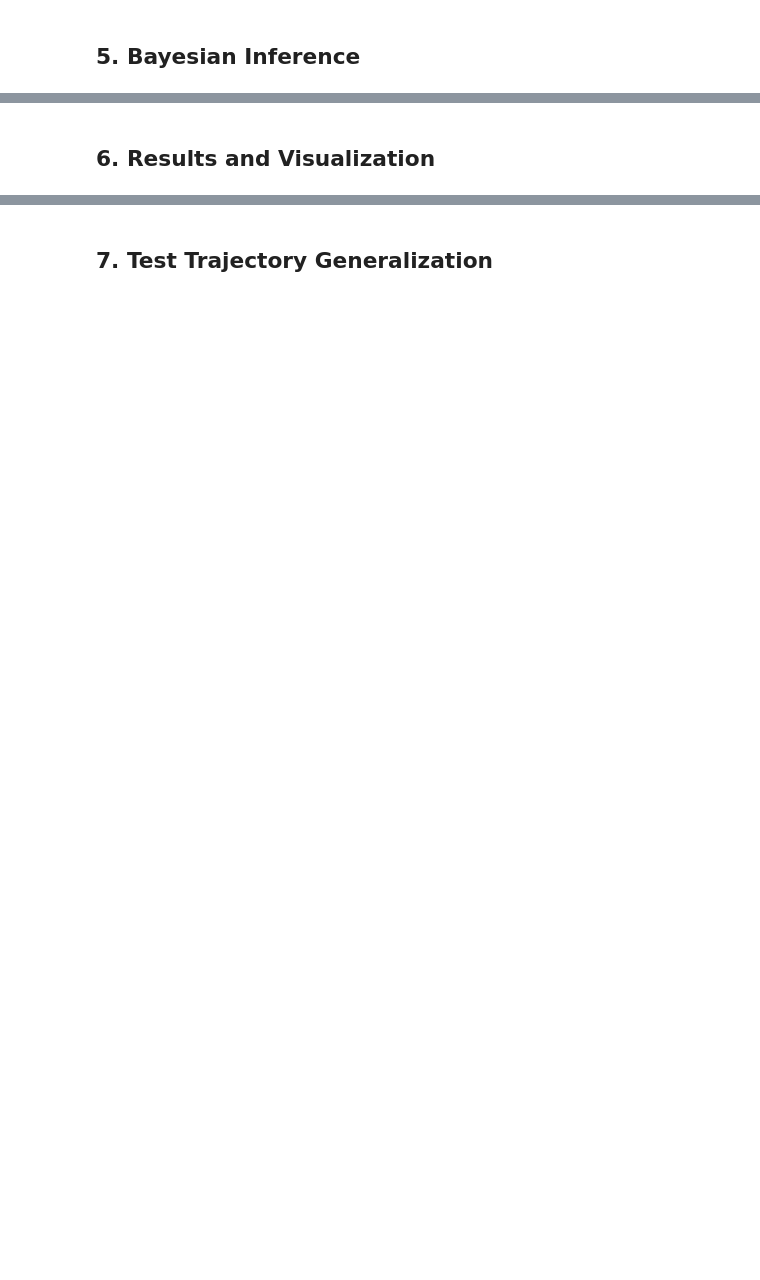
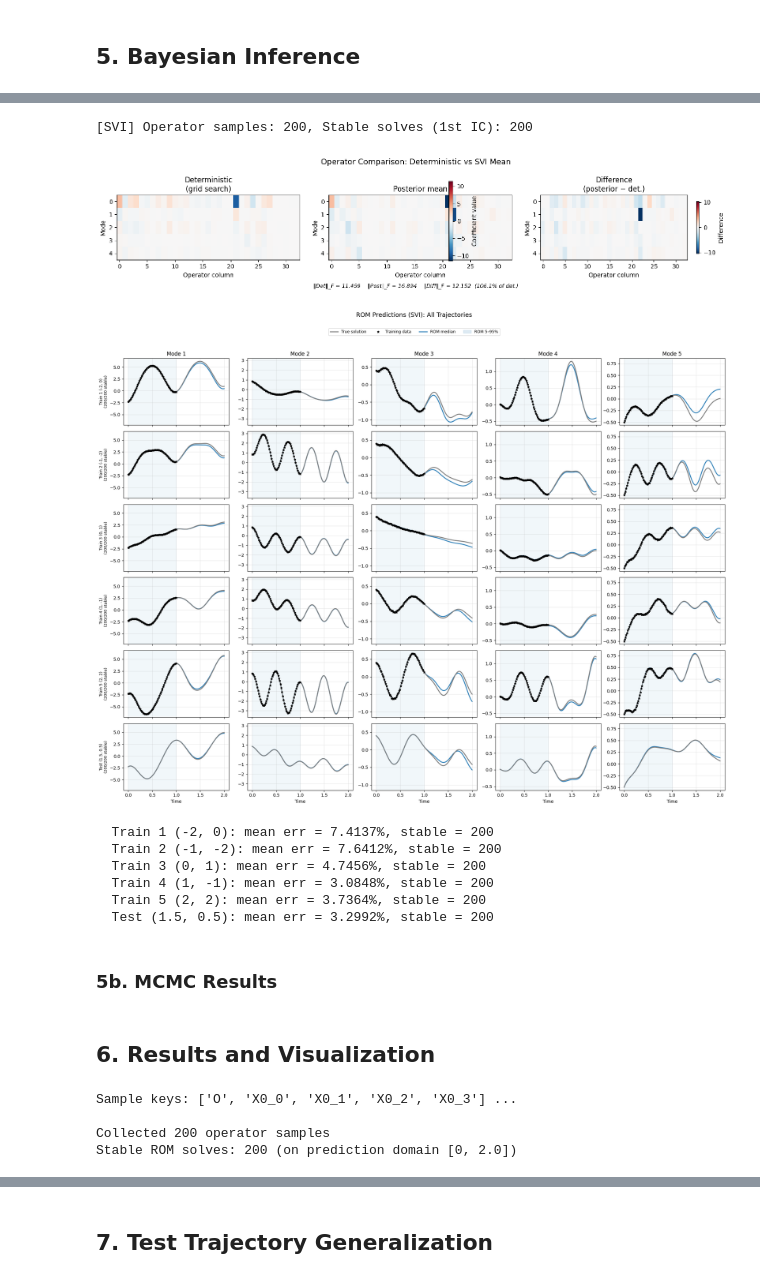
Before and after one commit to Anthony50102/probabilistic_rom_inference, a Jupyter notebook: experiments/heat/02_full_bayesian.ipynb, the cells around one changed output, grey strips where cells are left out. Drawn from its saved outputs; the diff is of its cells as text; code cells hidden in the pictures; blank space fills up the shorter version.

```diff
--- a/experiments/heat/02_full_bayesian.ipynb
+++ b/experiments/heat/02_full_bayesian.ipynb
@@ -210,3 +528,19 @@ if RUN_SVI:
+# %%
+# === SVI Results ===
+if RUN_SVI:
+    svi_Os, svi_all_solves, svi_all_errors = _evaluate_and_plot(
+        svi_result.samples, "SVI"
+    )
+# %% [output]
+[SVI] Operator samples: 200, Stable solves (1st IC): 200
+[figure, added]
+[figure, added]
+  Train 1 (-2, 0): mean err = 7.4137%, stable = 200
+  Train 2 (-1, -2): mean err = 7.6412%, stable = 200
+  Train 3 (0, 1): mean err = 4.7456%, stable = 200
+  Train 4 (1, -1): mean err = 3.0848%, stable = 200
+  Train 5 (2, 2): mean err = 3.7364%, stable = 200
+  Test (1.5, 0.5): mean err = 3.2992%, stable = 200
 # %%
 # Run MCMC (optional, more expensive)
 if RUN_MCMC:
@@ -226,3 +565,5 @@ if RUN_MCMC:
         verbose=True
     )
     samples = mcmc_result.samples
+# %% [markdown]
+### 5b. MCMC Results
@@ -229,20 +576,30 @@ if RUN_MCMC:
 # %% [markdown]
 ## 6. Results and Visualization
 # %%
-# Generate ROM predictions from posterior (training trajectory)
+# Check sample keys (debug)
+print("Sample keys:", list(samples.keys())[:5], "...")
+print()
+
+# Generate ROM predictions on the full PREDICTION domain
+# This tests both interpolation (within training span) and extrapolation (beyond)
 Os, Xs, rom_solves = generate_rom_predictions(
     samples=samples,
     rom=rom,
     snapshots_compressed=snapshots_comp_first,
-    time_eval=time_eval,
+    time_eval=time_domain_eval_prediction,
     num_modes=NUM_MODES,
     num_pulls=200,
     input_func=first_input_func,
-    data_scaler=None
+    data_scaler=data_scaler if USE_SCALED_DATA else None
 )
 
 print(f"Collected {len(Os)} operator samples")
-print(f"Stable ROM solves: {len(rom_solves)}")
+print(f"Stable ROM solves: {len(rom_solves)} (on prediction domain [{PREDICTION_SPAN[0]}, {PREDICTION_SPAN[1]}])")
+# %% [output]
+Sample keys: ['O', 'X0_0', 'X0_1', 'X0_2', 'X0_3'] ...
+
+Collected 200 operator samples
+Stable ROM solves: 200 (on prediction domain [0, 2.0])
 # %%
 # Operator posterior summary
 O_mean = Os.mean(axis=0)
```
Also changed, not shown: parts of 27 cells of this notebook, 4 other files.
